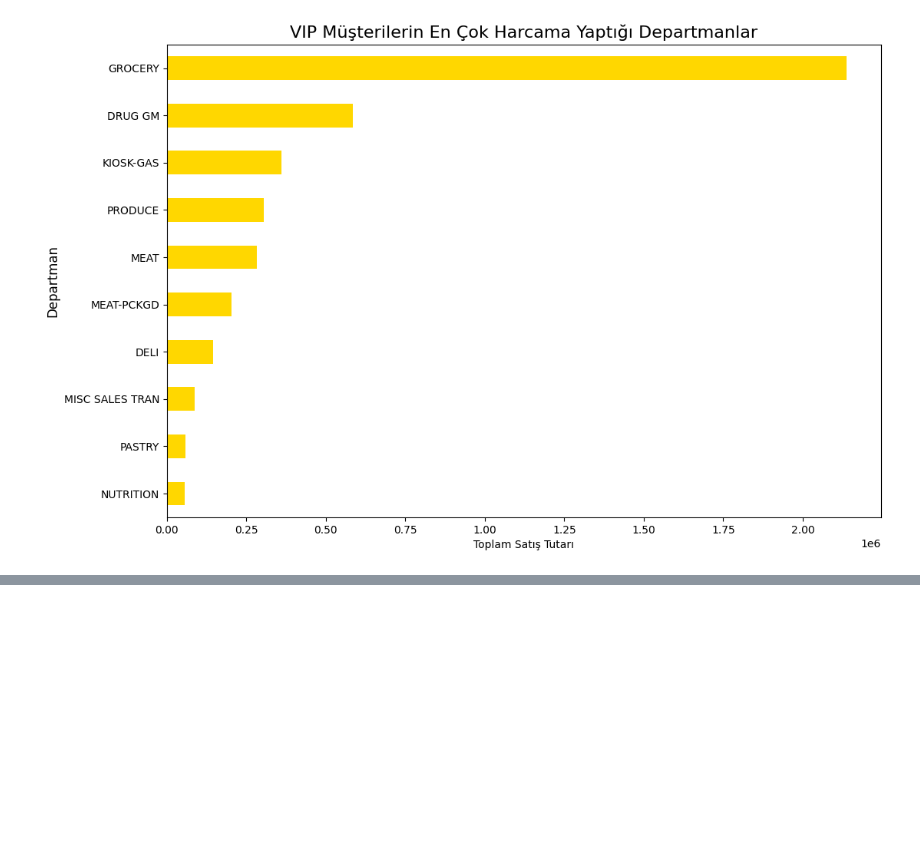
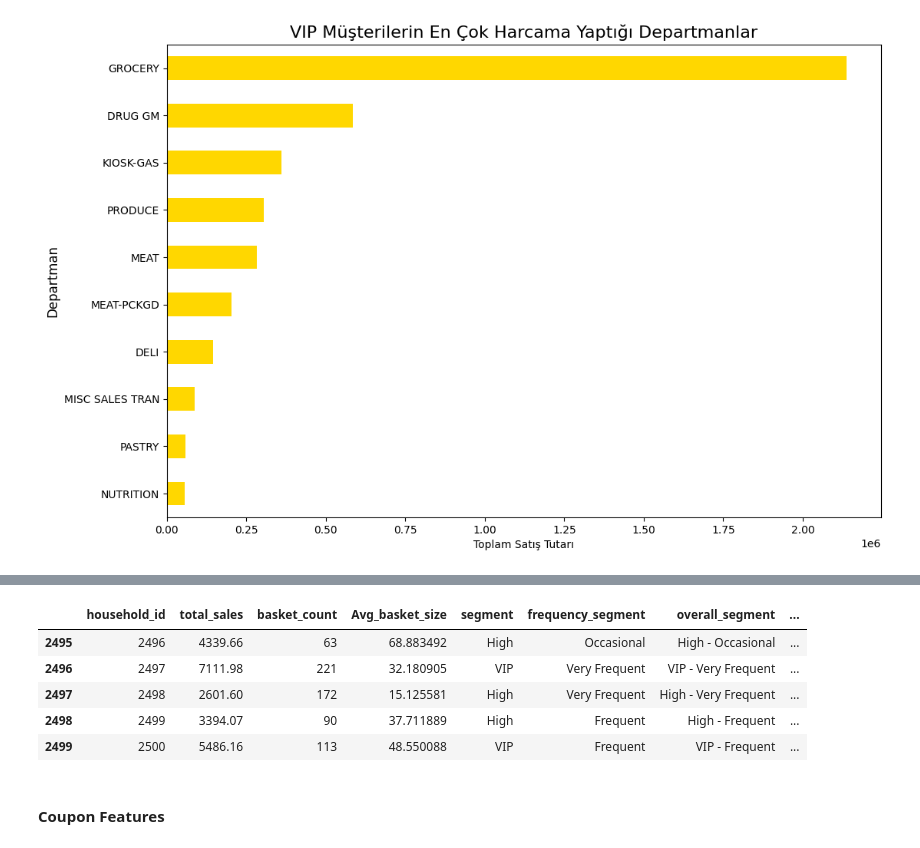
Before and after one commit to fatihyardak/retail-marketing-analytics, a Jupyter notebook: notebooks/EDA.ipynb, the cells around one changed output, grey strips where cells are left out. Saved outputs shown, nothing was run; the diff lists cells and outputs as text; code cells hidden in the pictures; blank space fills up the shorter version.

```diff
--- a/notebooks/EDA.ipynb
+++ b/notebooks/EDA.ipynb
@@ -374,0 +424,13 @@ print(basket_sets.head())
+# %%
+customer_features_df = pd.merge(basket_sum_updated, hh_demographic, on="household_id", how="left")
+# %%
+customer_features_df.tail()
+# %% [output]
+|  | household_id | total_sales | basket_count | Avg_basket_size | segment | frequency_segment | overall_segment | ... |
+| 2495 | 2496 | 4339.66 | 63 | 68.883492 | High | Occasional | High - Occasional | ... |
+| 2496 | 2497 | 7111.98 | 221 | 32.180905 | VIP | Very Frequent | VIP - Very Frequent | ... |
+| 2497 | 2498 | 2601.60 | 172 | 15.125581 | High | Very Frequent | High - Very Frequent | ... |
+| 2498 | 2499 | 3394.07 | 90 | 37.711889 | High | Frequent | High - Frequent | ... |
+| 2499 | 2500 | 5486.16 | 113 | 48.550088 | VIP | Frequent | VIP - Frequent | ... |
+# %% [markdown]
+#### Coupon Features
```
Also changed, not shown: parts of 28 cells of this notebook, 1 other file.
